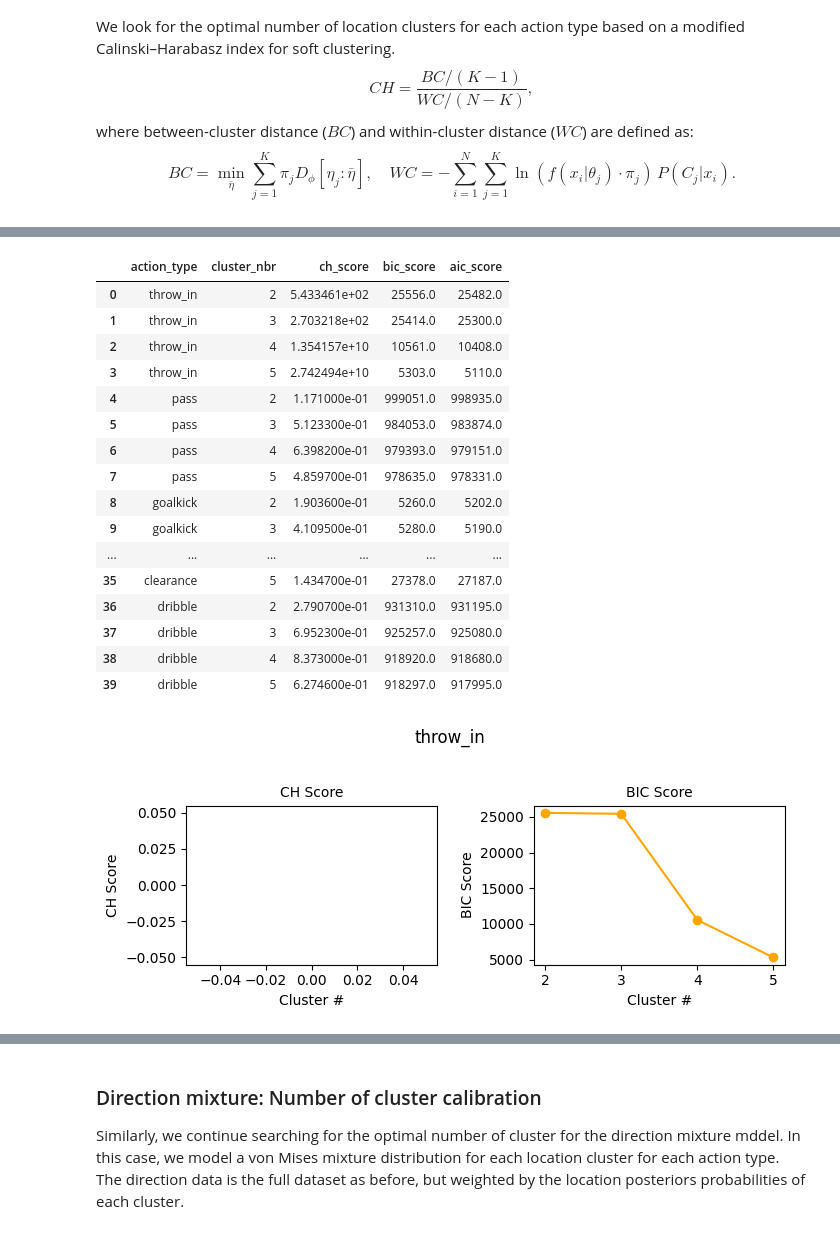
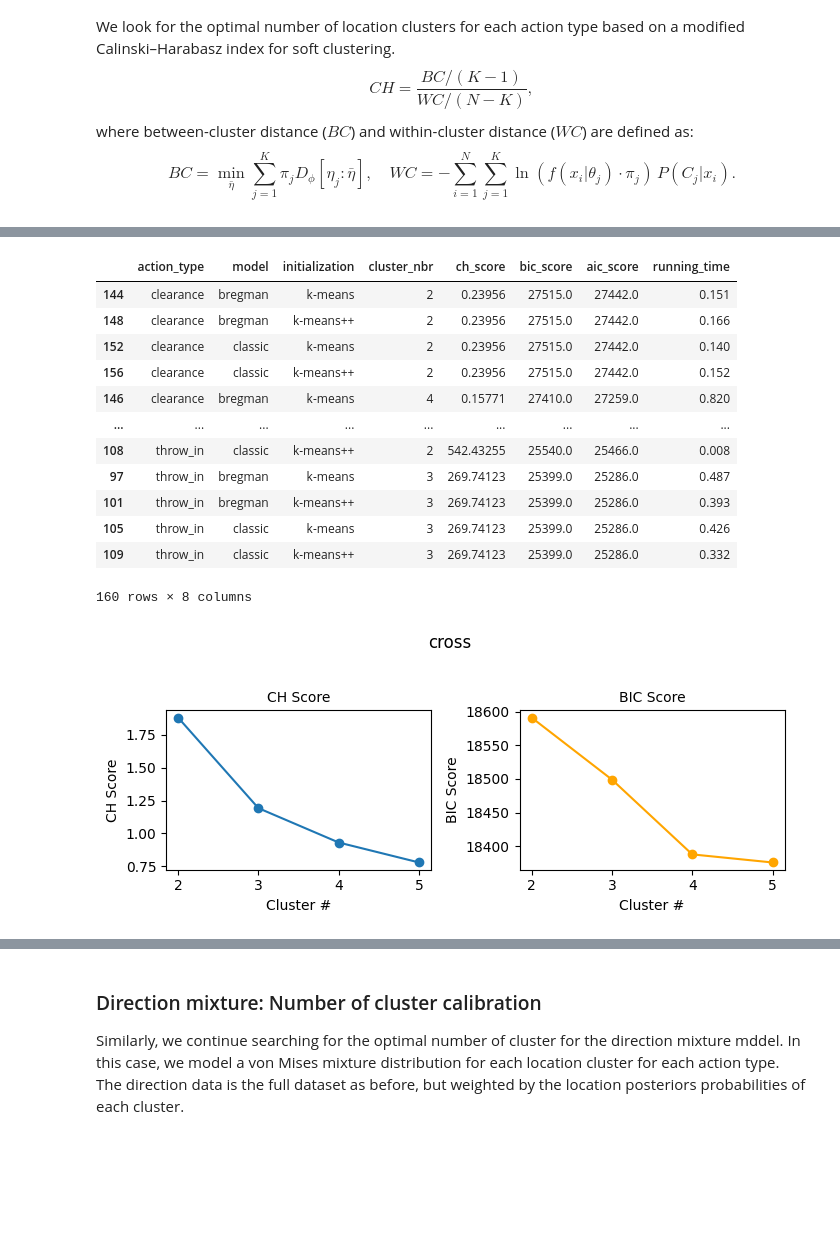
Before and after one commit to Joaquin-Garay/soccer-infogeo, a Jupyter notebook: 04-experiment.ipynb, the cells around one changed output, grey strips where cells are left out. Cells and saved outputs as stored; diff of their text form; code cells hidden in the pictures; blank space fills up the shorter version.

```diff
--- a/04-experiment.ipynb
+++ b/04-experiment.ipynb
@@ -129,47 +129,48 @@ Processing dribble:
 # %%
+loc_scores.sort_values(by=["action_type","ch_score"], ascending=[True,False], inplace=True)
 loc_scores
 # %% [output]
-|  | action_type | cluster_nbr | ch_score | bic_score | aic_score |
-| 0 | throw_in | 2 | 5.433461e+02 | 25556.0 | 25482.0 |
-| 1 | throw_in | 3 | 2.703218e+02 | 25414.0 | 25300.0 |
-| 2 | throw_in | 4 | 1.354157e+10 | 10561.0 | 10408.0 |
-| 3 | throw_in | 5 | 2.742494e+10 | 5303.0 | 5110.0 |
-| 4 | pass | 2 | 1.171000e-01 | 999051.0 | 998935.0 |
-| 5 | pass | 3 | 5.123300e-01 | 984053.0 | 983874.0 |
-| 6 | pass | 4 | 6.398200e-01 | 979393.0 | 979151.0 |
-| 7 | pass | 5 | 4.859700e-01 | 978635.0 | 978331.0 |
-| 8 | goalkick | 2 | 1.903600e-01 | 5260.0 | 5202.0 |
-| 9 | goalkick | 3 | 4.109500e-01 | 5280.0 | 5190.0 |
-| ... | ... | ... | ... | ... | ... |
-| 35 | clearance | 5 | 1.434700e-01 | 27378.0 | 27187.0 |
-| 36 | dribble | 2 | 2.790700e-01 | 931310.0 | 931195.0 |
-| 37 | dribble | 3 | 6.952300e-01 | 925257.0 | 925080.0 |
-| 38 | dribble | 4 | 8.373000e-01 | 918920.0 | 918680.0 |
-| 39 | dribble | 5 | 6.274600e-01 | 918297.0 | 917995.0 |
+|  | action_type | model | initialization | cluster_nbr | ch_score | bic_score | aic_score | running_time |
+| 144 | clearance | bregman | k-means | 2 | 0.23956 | 27515.0 | 27442.0 | 0.151 |
+| 148 | clearance | bregman | k-means++ | 2 | 0.23956 | 27515.0 | 27442.0 | 0.166 |
+| 152 | clearance | classic | k-means | 2 | 0.23956 | 27515.0 | 27442.0 | 0.140 |
+| 156 | clearance | classic | k-means++ | 2 | 0.23956 | 27515.0 | 27442.0 | 0.152 |
+| 146 | clearance | bregman | k-means | 4 | 0.15771 | 27410.0 | 27259.0 | 0.820 |
+| ... | ... | ... | ... | ... | ... | ... | ... | ... |
+| 108 | throw_in | classic | k-means++ | 2 | 542.43255 | 25540.0 | 25466.0 | 0.008 |
+| 97 | throw_in | bregman | k-means | 3 | 269.74123 | 25399.0 | 25286.0 | 0.487 |
+| 101 | throw_in | bregman | k-means++ | 3 | 269.74123 | 25399.0 | 25286.0 | 0.393 |
+| 105 | throw_in | classic | k-means | 3 | 269.74123 | 25399.0 | 25286.0 | 0.426 |
+| 109 | throw_in | classic | k-means++ | 3 | 269.74123 | 25399.0 | 25286.0 | 0.332 |
+160 rows × 8 columns
 # %%
 # Filter CH scores
-loc_scores_filtered = loc_scores[(loc_scores["ch_score"] <= 2) & (loc_scores["ch_score"] > 0)]
+#loc_scores.reset_index(inplace=True)
+loc_scores_filtered = loc_scores[(loc_scores["ch_score"] <= 2) &
+                                 (loc_scores["ch_score"] > 0) &
+                                 (loc_scores["model"]=="classic") &
+                                 (loc_scores["initialization"]=="k-means") ]
 
 # Loop through each action_type and make a (1,2) plot per type
 for action_type in action_types:
     fig, axes = plt.subplots(1, 2, figsize=(7, 3))
     fig.suptitle(f"{action_type}", fontsize=12)
 
     # CH Score subplot
     ch_data = loc_scores_filtered[loc_scores_filtered["action_type"] == action_type]
     axes[0].plot(ch_data["cluster_nbr"], ch_data["ch_score"], marker="o")
     axes[0].set_title("CH Score", fontsize=10)
     axes[0].set_xlabel("Cluster #")
     axes[0].set_ylabel("CH Score")
 
     # BIC Score subplot
     bic_data = loc_scores[(loc_scores["action_type"] == action_type) & (loc_scores["bic_score"] > 0)]
     axes[1].plot(bic_data["cluster_nbr"], bic_data["bic_score"], marker="o", color="orange")
     axes[1].set_title("BIC Score", fontsize=10)
     axes[1].set_xlabel("Cluster #")
     axes[1].set_ylabel("BIC Score")
 
     plt.tight_layout(rect=(0.0, 0.0, 1.0, 0.95))
     plt.show()
 # %% [output]
-[figure, old version]
+[figure, new version]
```
Also changed, not shown: parts of 26 cells of this notebook, 3 other files.
